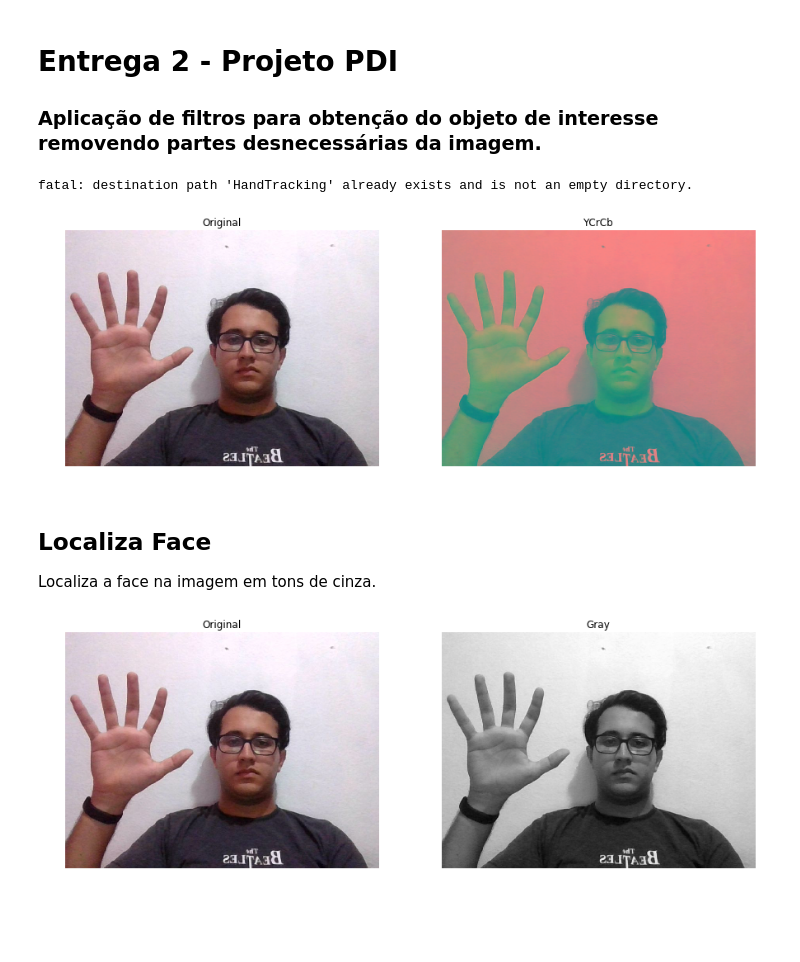
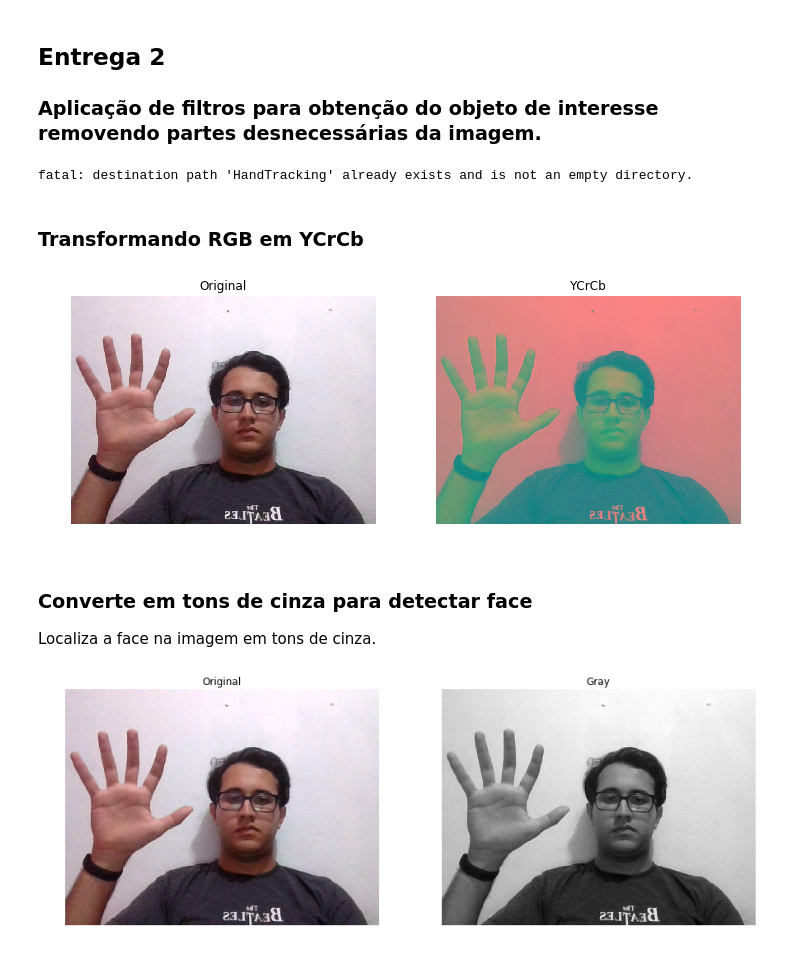
Before and after one commit to saulolks/AlinhamentoSequenciasDNA, a Jupyter notebook: hand_gestures.ipynb, the cells around one changed output. Cells and saved outputs as stored; diff of their text form; code cells hidden in the pictures; blank space fills up the shorter version.

```diff
--- a/hand_gestures.ipynb
+++ b/hand_gestures.ipynb
@@ -3,5 +5,5 @@
 # %% [markdown]
-# Entrega 2 - Projeto PDI
+## Entrega 2
 ### Aplicação de filtros para obtenção do objeto de interesse removendo partes desnecessárias da imagem.
 # %%
 import cv2
@@ -27,23 +29,25 @@ cbmax = 125
 headcascade = cv2.CascadeClassifier('HandTracking/face.xml')
 backSub = cv2.createBackgroundSubtractorKNN(history=500, dist2Threshold=30)
 kernel = np.ones((wsize_open, wsize_open), np.uint8)
+# %% [markdown]
+### Transformando RGB em YCrCb
 # %%
 original = cv2.imread('HandTracking/images/sample.jpg')
 image = cv2.cvtColor(original, cv2.COLOR_BGR2YCR_CB)
 
-fig, axes = plt.subplots(1, 2, figsize=(15, 8))
+fig, axes = plt.subplots(1, 2, figsize=(12, 6))
 ax = axes.ravel()
 ax[0].imshow(cv2.cvtColor(original, cv2.COLOR_BGR2RGB))
 ax[0].set_title('Original')
 ax[0].set_axis_off()
 
 ax[1].imshow(image)
 ax[1].set_title('YCrCb')
 ax[1].set_axis_off()
 # %% [output]
-[figure, old version]
+[figure, new version]
 # %% [markdown]
-## Localiza Face
+### Converte em tons de cinza para detectar face
 Localiza a face na imagem em tons de cinza.
 # %%
 image_gray = cv2.cvtColor(original, cv2.COLOR_BGR2GRAY)
```
Also changed, not shown: parts of 11 cells of this notebook.
